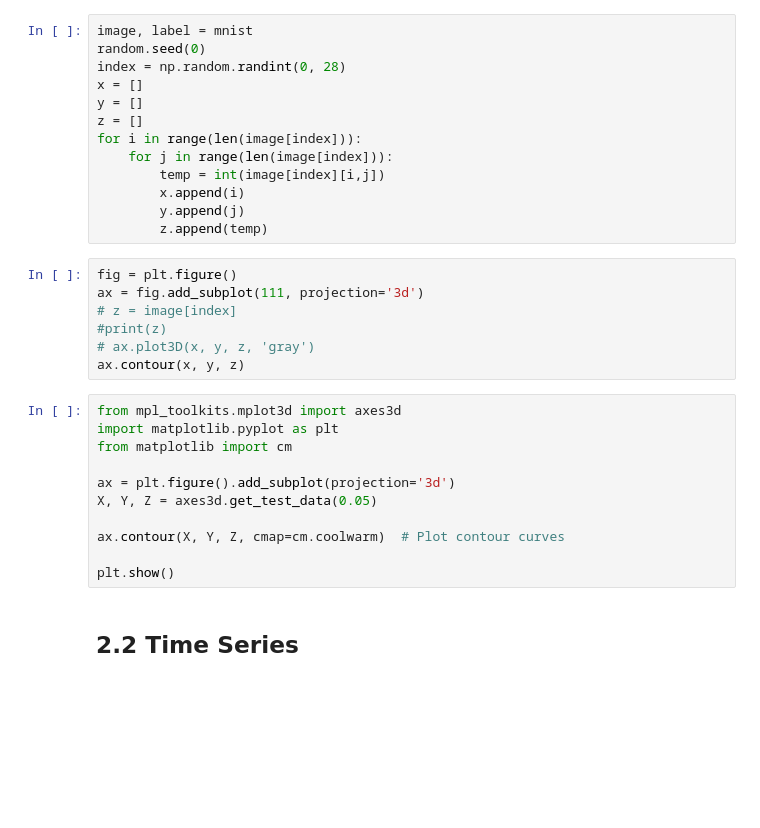
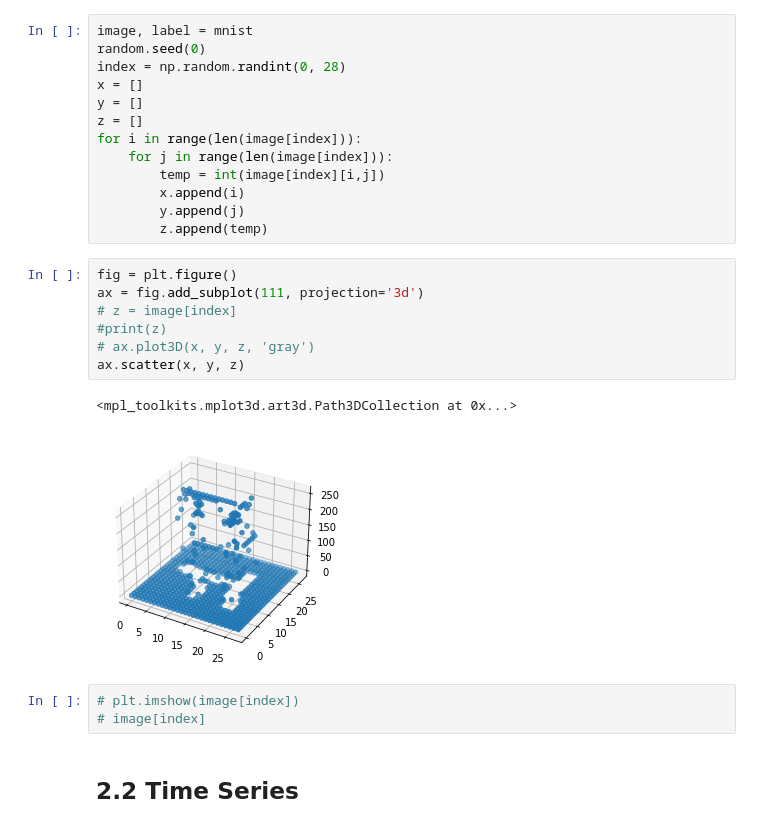
Before and after one commit to gohshiyong12092/ME592, a Jupyter notebook: HW/hw1/HW1.ipynb, the cells around one changed output. Cells and saved outputs as stored; diff of their text form; blank space fills up the shorter version.

```diff
--- a/HW/hw1/HW1.ipynb
+++ b/HW/hw1/HW1.ipynb
@@ -66,21 +72,16 @@ for i in range(len(image[index])):
 # %%
 fig = plt.figure()
 ax = fig.add_subplot(111, projection='3d')
 # z = image[index]
 #print(z)
 # ax.plot3D(x, y, z, 'gray')
-ax.contour(x, y, z)
+ax.scatter(x, y, z)
+# %% [output]
+<mpl_toolkits.mplot3d.art3d.Path3DCollection at 0x...>
+[figure, added]
-# %%
-from mpl_toolkits.mplot3d import axes3d
-import matplotlib.pyplot as plt
-from matplotlib import cm
-
-ax = plt.figure().add_subplot(projection='3d')
-X, Y, Z = axes3d.get_test_data(0.05)
-
-ax.contour(X, Y, Z, cmap=cm.coolwarm)  # Plot contour curves
-
-plt.show()
+# %%
+# plt.imshow(image[index])
+# image[index]
 # %% [markdown]
 ## 2.2 Time Series
 # %% [markdown]
```
Also changed, not shown: parts of 22 cells of this notebook.
